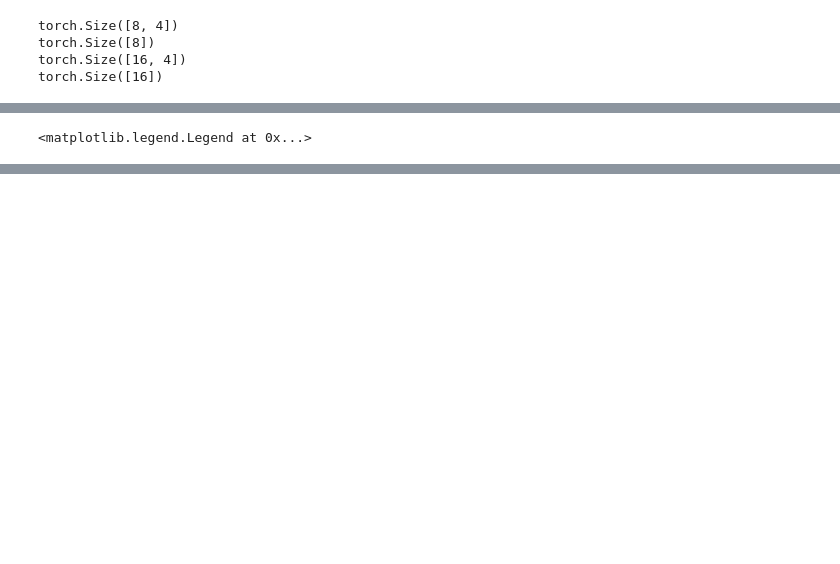
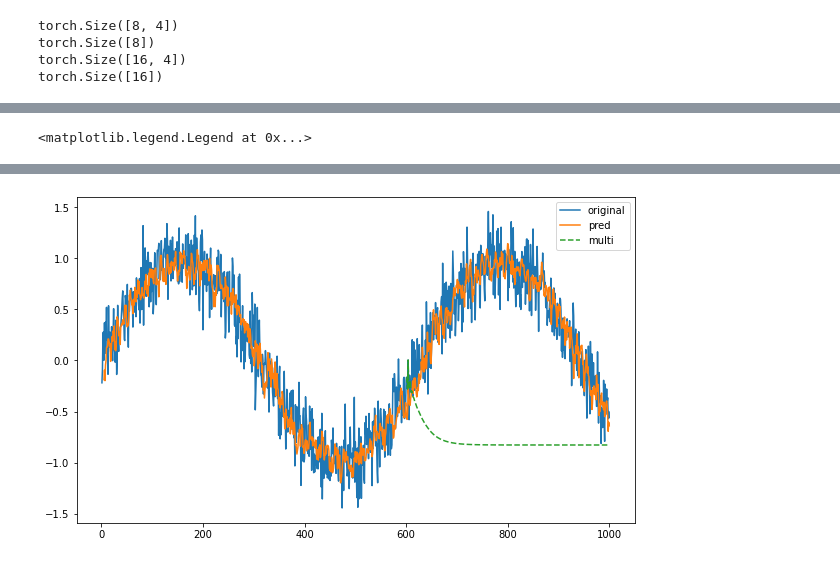
Before and after one commit to akansh12/d2l, a Jupyter notebook: 8.1_Sequence_Model.ipynb, the cells around one changed output, grey strips where cells are left out. Drawn from its saved outputs; the diff is of its cells as text; code cells hidden in the pictures; blank space fills up the shorter version.

```diff
--- a/8.1_Sequence_Model.ipynb
+++ b/8.1_Sequence_Model.ipynb
@@ -152,9 +156,9 @@ n_train = 600
 multistep_preds = torch.zeros(T)
 multistep_preds[:n_train + tau] = x[:n_train + tau]
 for i in range(n_train + tau, T):
-    multistep_preds[i] = net(multistep_preds[i - tau:i].reshape((1, -1)))
+    multistep_preds[i] = model(multistep_preds[i - tau:i].reshape((1, -1)))
 # %%
-plt.figure(figsize=(6,3))
+plt.figure(figsize=(10,6))
 plt.plot(time, x.numpy(), label = 'original')
 plt.plot(time[4:], onestep_preds.detach().numpy(), label = 'pred')
 plt.plot(time[600:], multistep_preds.detach().numpy()[600:], label = 'multi', linestyle='dashed')
@@ -166,3 +169,4 @@ plt.legend()
+[figure, added]
 # %%
 max_steps = 64
 
```
Also changed, not shown: parts of 8 cells of this notebook, 1 other file.
